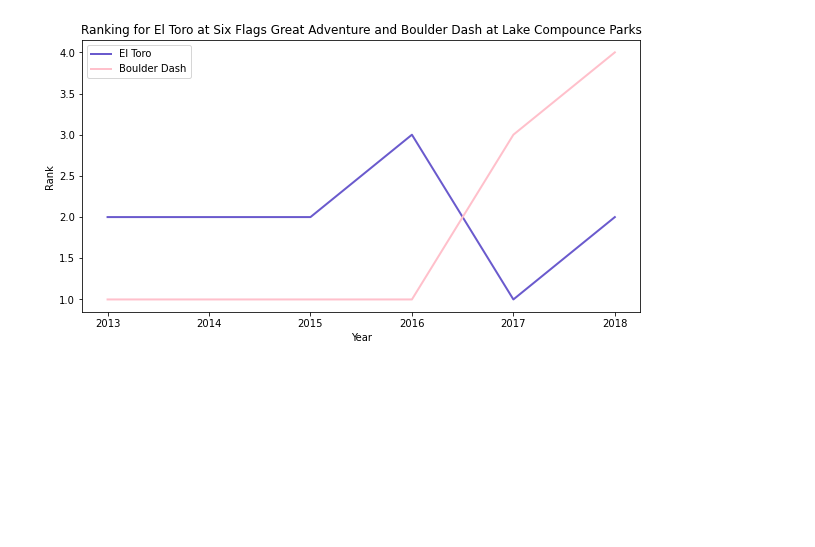
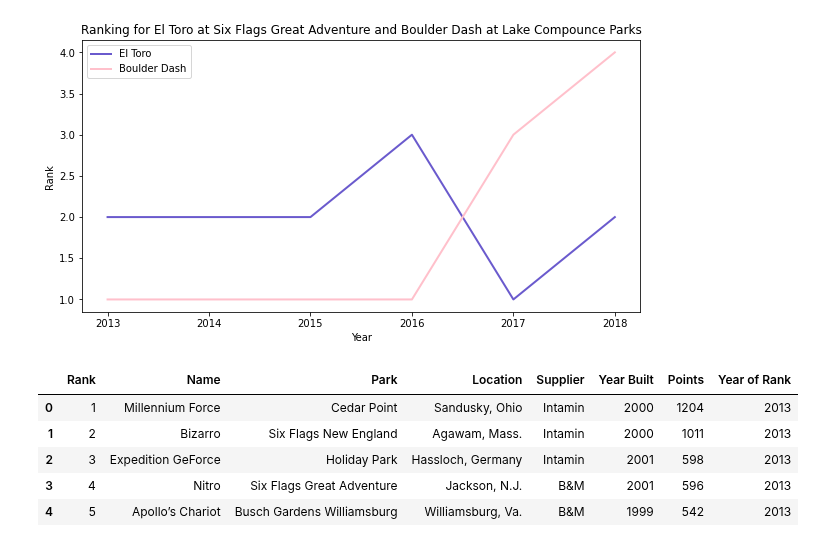
Before and after one commit to joeelorm/Data_Science, a Jupyter notebook: Data Visualization/Data Visualisation_3.ipynb, the cells around one changed output. Saved outputs shown, nothing was run; the diff lists cells and outputs as text; code cells hidden in the pictures; blank space fills up the shorter version.

```diff
--- a/Data Visualization/Data Visualisation_3.ipynb
+++ b/Data Visualization/Data Visualisation_3.ipynb
@@ -124,6 +124,15 @@ def roller_coaster_ranking_plotter_2(name_1, name_2, parkname_1, parkname_2, df)
 roller_coaster_ranking_plotter_2('El Toro', 'Boulder Dash', 'Six Flags Great Adventure', 'Lake Compounce', winners_wood)
 # %% [output]
 [figure]
+# %%
+winners_steel.head()
+# %% [output]
+|  | Rank | Name | Park | Location | Supplier | Year Built | Points | Year of Rank |
+| 0 | 1 | Millennium Force | Cedar Point | Sandusky, Ohio | Intamin | 2000 | 1204 | 2013 |
+| 1 | 2 | Bizarro | Six Flags New England | Agawam, Mass. | Intamin | 2000 | 1011 | 2013 |
+| 2 | 3 | Expedition GeForce | Holiday Park | Hassloch, Germany | Intamin | 2001 | 598 | 2013 |
+| 3 | 4 | Nitro | Six Flags Great Adventure | Jackson, N.J. | B&M | 2001 | 596 | 2013 |
+| 4 | 5 | Apollo’s Chariot | Busch Gardens Williamsburg | Williamsburg, Va. | B&M | 1999 | 542 | 2013 |
 # %%
 #Write a function that will plot the ranking of the top n ranked roller coasters over time as lines.
 
```
Also changed, not shown: parts of 7 cells of this notebook.
